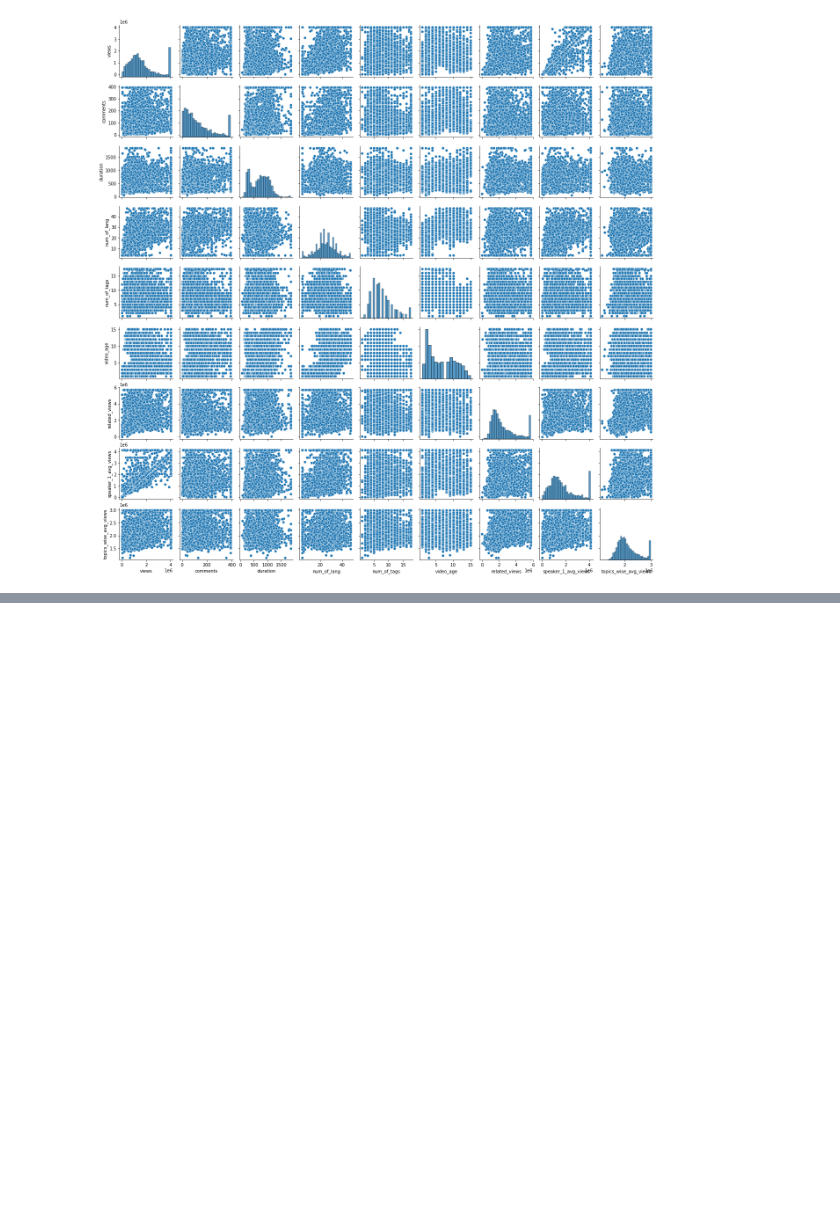
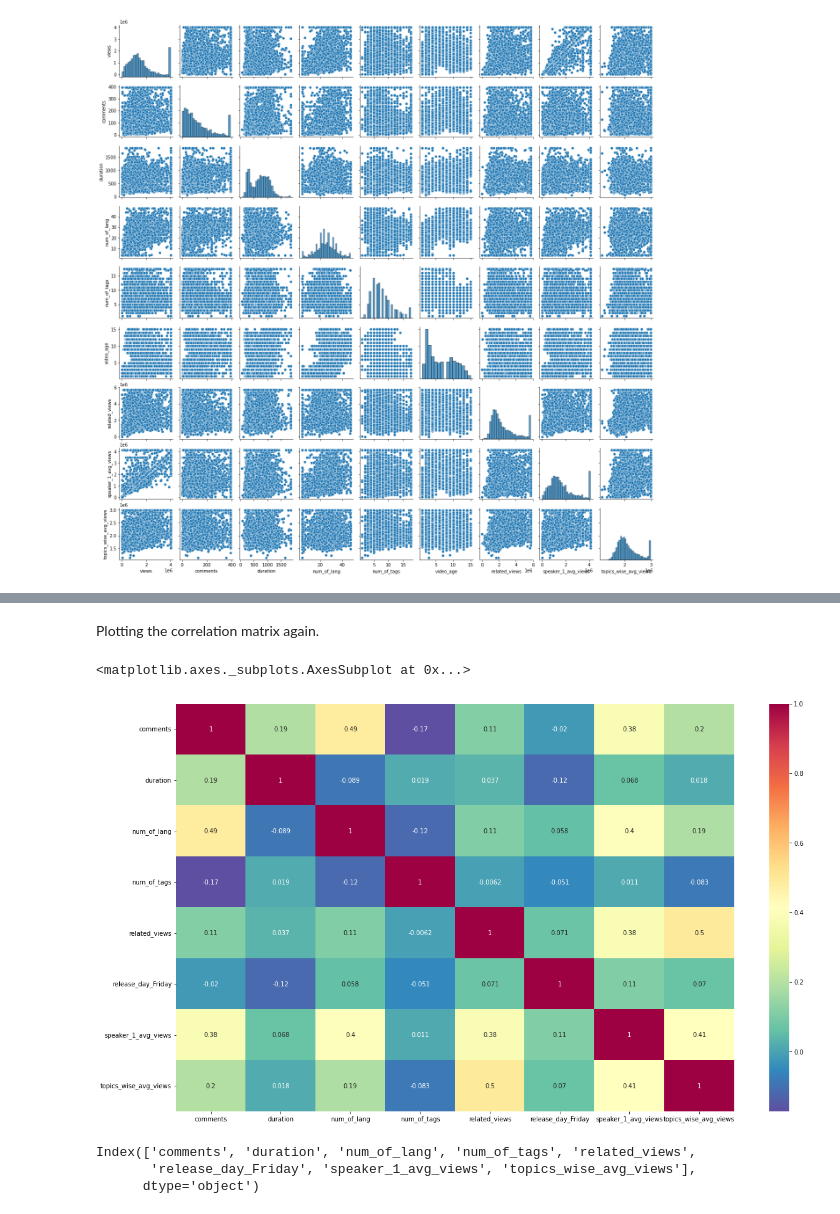
Before and after one commit to Gayatri-Surapaneni/Ted-Talks-Views-Prediction-ML, a Jupyter notebook: Copy_of_Ted_Talk_Views_Prediction_ML_Project_Gayatri_S.ipynb, the cells around one changed output, grey strips where cells are left out. Saved outputs shown, nothing was run; the diff lists cells and outputs as text; code cells hidden in the pictures; blank space fills up the shorter version.

```diff
--- a/Copy_of_Ted_Talk_Views_Prediction_ML_Project_Gayatri_S.ipynb
+++ b/Copy_of_Ted_Talk_Views_Prediction_ML_Project_Gayatri_S.ipynb
@@ -825,0 +917,18 @@ sns.pairplot(num_df,size=2)
+# %%
+n_df=final_df[ll]
+# %% [markdown]
+Plotting the correlation matrix again.
+# %%
+# Lets look at the correlation matrix now.
+fig = plt.figure(figsize=(20,12))
+ax = fig.add_subplot(111)
+sns.heatmap(n_df.corr(),annot=True, cmap='Spectral_r')
+# %% [output]
+<matplotlib.axes._subplots.AxesSubplot at 0x...>
+[figure, added]
+# %%
+n_df.columns
+# %% [output]
+Index(['comments', 'duration', 'num_of_lang', 'num_of_tags', 'related_views',
+       'release_day_Friday', 'speaker_1_avg_views', 'topics_wise_avg_views'],
+      dtype='object')
```
Also changed, not shown: parts of 29 cells of this notebook.
